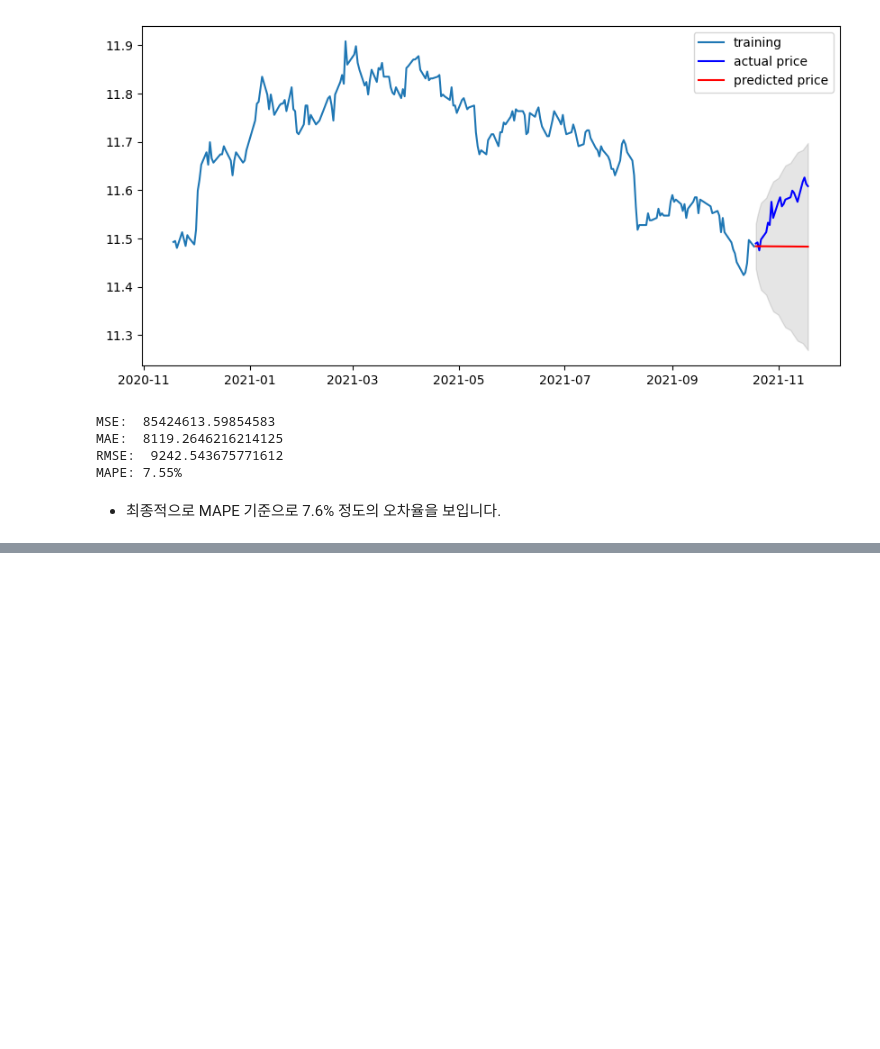
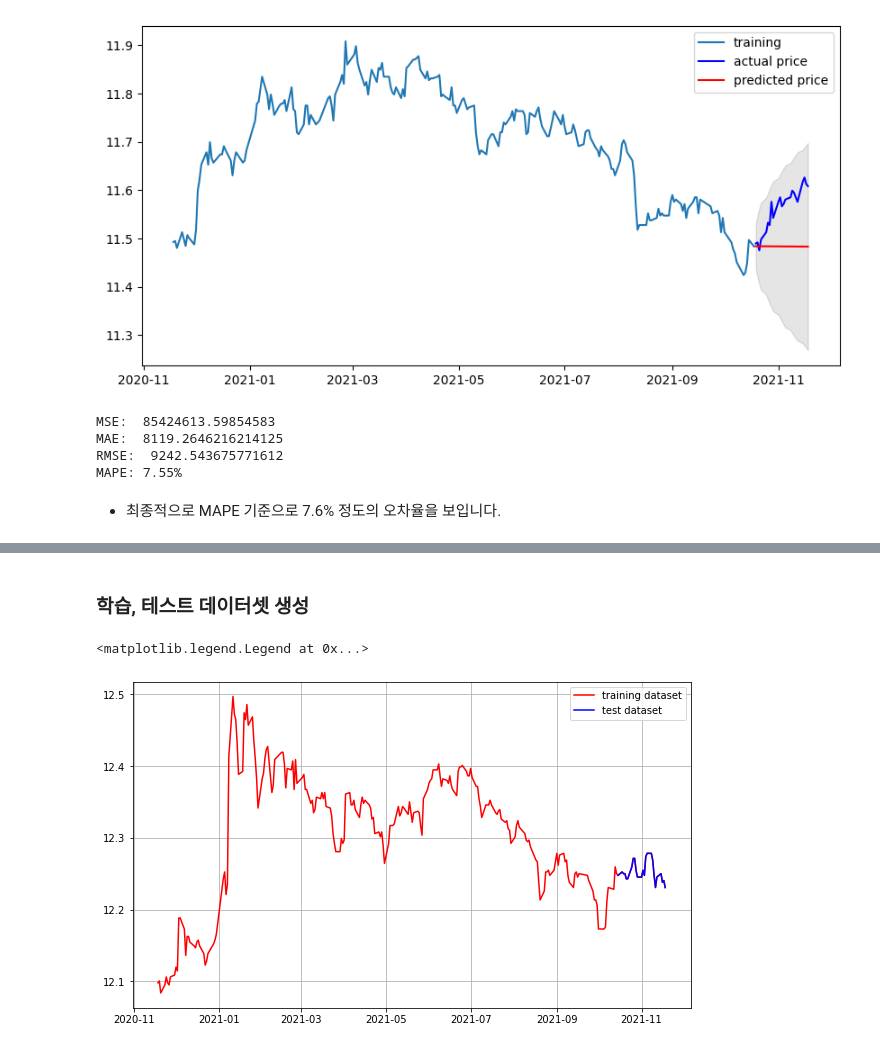
Before and after one commit to seungmiya13/LMS-Exploration, a Jupyter notebook: E14/stock_prediction.ipynb, the cells around one changed output, grey strips where cells are left out. Cells and saved outputs as stored; diff of their text form; code cells hidden in the pictures; blank space fills up the shorter version.

```diff
--- a/E14/stock_prediction.ipynb
+++ b/E14/stock_prediction.ipynb
@@ -631,0 +703,12 @@ MAPE: 7.55%
+# %% [markdown]
+### 학습, 테스트 데이터셋 생성
+# %%
+train_data3, test_data3 = ts3_log[:int(len(ts3_log)*0.9)], ts3_log[int(len(ts3_log)*0.9):]
+plt.figure(figsize=(10,6))
+plt.grid(True)
+plt.plot(ts3_log, c='r', label='training dataset')  # train_data를 적용하면 그래프가 끊어져 보여 자연스러운 연출을 위해 ts_log를 선택
+plt.plot(test_data3, c='b', label='test dataset')
+plt.legend()
+# %% [output]
+<matplotlib.legend.Legend at 0x...>
+[figure, added]
```
Also changed, not shown: parts of 25 cells of this notebook.
